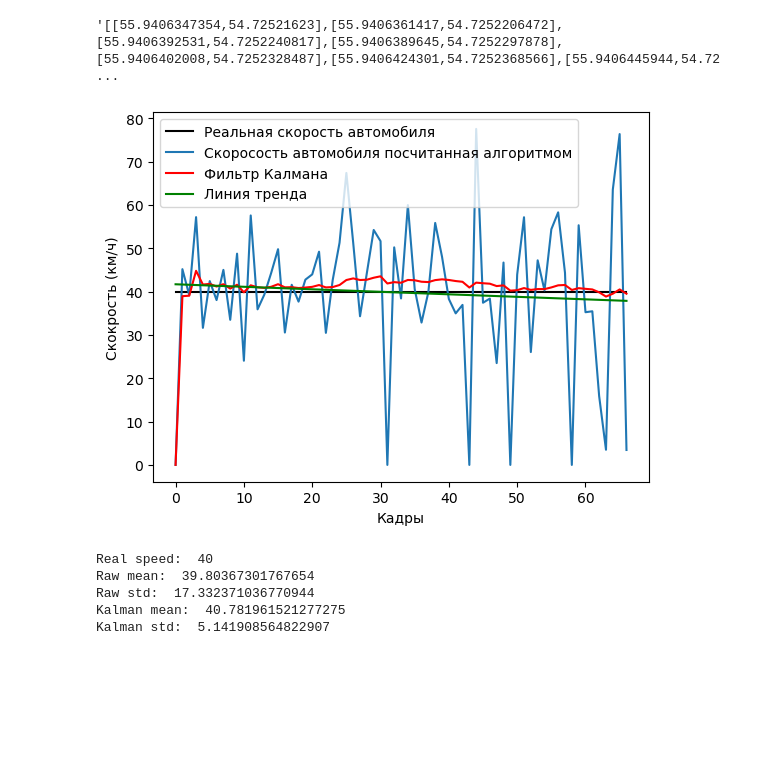
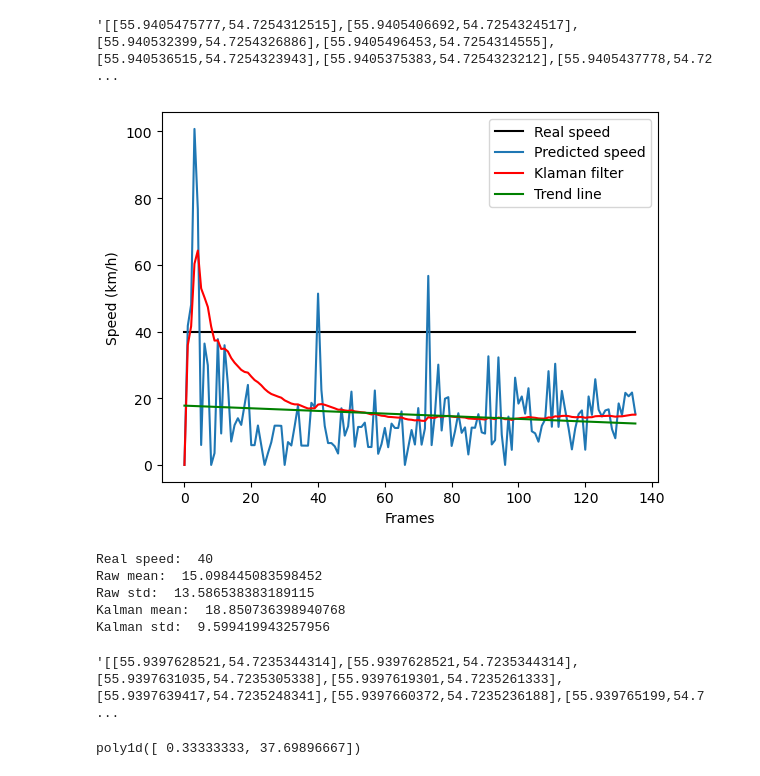
Before and after one commit to NoPainNoGane/yolov5_deepsort, a Jupyter notebook: statistics.ipynb, the cells around one changed output. Saved outputs shown, nothing was run; the diff lists cells and outputs as text; code cells hidden in the pictures; blank space fills up the shorter version.

```diff
--- a/statistics.ipynb
+++ b/statistics.ipynb
@@ -5,11 +5,12 @@ import matplotlib.pyplot as plt
 
 df = pd.read_csv('out.csv')
 # %%
-df[df['id'] == 9][['long','lat']].to_json(orient="values")
+df[df['id'] == 26][['long','lat']].to_json(orient="values")
+#26 and 48
 # %% [output]
-'[[55.9406347354,54.72521623],[55.9406361417,54.7252206472],[55.9406392531,54.7252240817],[55.9406389645,54.7252297878],[55.9406402008,54.7252328487],[55.9406424301,54.7252368566],[55.9406445944,54.72 ...
+'[[55.9405475777,54.7254312515],[55.9405406692,54.7254324517],[55.940532399,54.7254326886],[55.9405496453,54.7254314555],[55.940536515,54.7254323943],[55.9405375383,54.7254323212],[55.9405437778,54.72 ...
 # %%
-speed = np.array(df[df['id'] == 9]['speed'])
+speed = np.array(df[df['id'] == 57]['speed'])
 x = np.arange(len(speed))
 trend = np.poly1d(np.polyfit(x, speed, 1))
 
@@ -23,42 +24,51 @@ P = np.zeros(sz)         # a posteri error estimate
 xhatminus = np.zeros(sz) # a priori estimate of x
 Pminus = np.zeros(sz)    # a priori error estimate
 K = np.zeros(sz)         # Kalman gain
 R = 0.4**2 # estimate of measurement variance
 xhat[0] = 0.0
 P[0] = 1.0
 
 for i in range(1, n):
 
     xhatminus[i] = xhat[i-1]
     Pminus[i] = P[i-1] + Q
 
     K[i] = Pminus[i] / ( Pminus[i] + R )
     xhat[i] = xhatminus[i] + K[i] * (speed[i] - xhatminus[i])
     P[i] = (1 - K[i]) * Pminus[i]
 #-------------------------------
 
 plt.plot(x, np.linspace(40, 40, len(x)), 'black')
 plt.plot(x, speed)
 plt.plot(x, xhat, color='red')
 plt.plot(x, trend(x), color='green')
 
-plt.xlabel("Кадры")
-plt.ylabel("Скокрость (км/ч)")
-plt.legend(["Реальная скорость автомобиля", "Скоросость автомобиля посчитанная алгоритмом", "Фильтр Калмана","Линия тренда"])
-# plt.xlabel("Frames")
-# plt.ylabel("Speed (km/h)")
-# plt.legend(["Real speed", "Predicted speed", "Klaman filter","Trend line"])
+# plt.xlabel("Кадры")
+# plt.ylabel("Скокрость (км/ч)")
+# plt.legend(["Реальная скорость автомобиля", "Скоросость автомобиля посчитанная алгоритмом", "Фильтр Калмана","Линия тренда"])
+plt.xlabel("Frames")
+plt.ylabel("Speed (km/h)")
+plt.legend(["Real speed", "Predicted speed", "Klaman filter","Trend line"])
 plt.show()
 
 print("Real speed: ", 40)
 print("Raw mean: ", np.mean(speed))
 print("Raw std: ", np.std(speed))
 print("Kalman mean: ", np.mean(xhat))
 print("Kalman std: ", np.std(xhat))
 # %% [output]
-[figure, old version]
+[figure, new version]
 Real speed:  40
-Raw mean:  39.80367301767654
-Raw std:  17.332371036770944
-Kalman mean:  40.781961521277275
-Kalman std:  5.141908564822907
+Raw mean:  15.098445083598452
+Raw std:  13.586538383189115
+Kalman mean:  18.850736398940768
+Kalman std:  9.599419943257956
+# %%
+experiment = pd.read_csv("gleb_move_gps.csv")
+experiment.drop(['alt'],axis=1).to_json(orient="values")
+# %% [output]
+'[[55.9397628521,54.7235344314],[55.9397628521,54.7235344314],[55.9397631035,54.7235305338],[55.9397619301,54.7235261333],[55.9397639417,54.7235248341],[55.9397660372,54.7235236188],[55.939765199,54.7 ...
+# %%
+np.interp()
+# %% [output]
+poly1d([ 0.33333333, 37.69896667])
```
Also changed, not shown: 5 other files.
